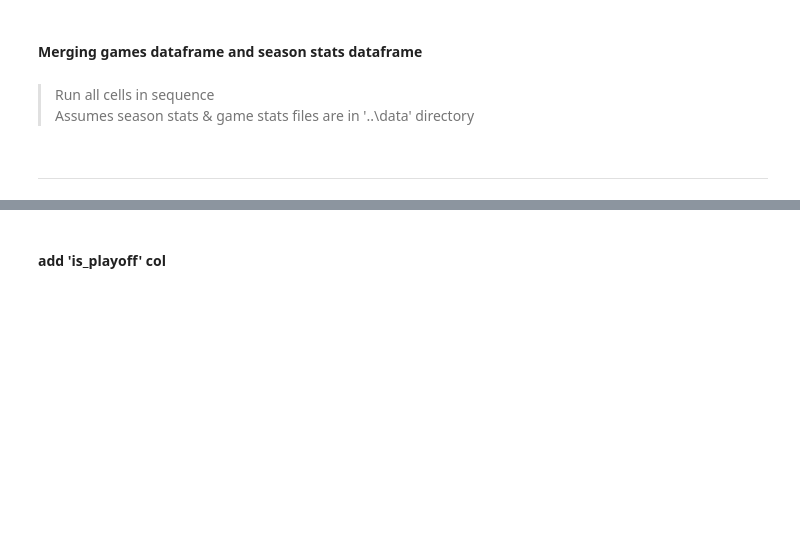
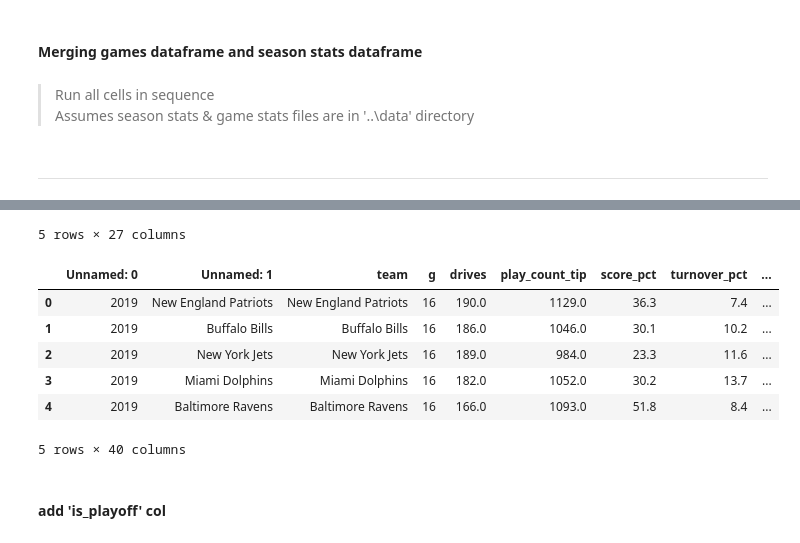
Before and after one commit to jaoferr/PJ3G3, a Jupyter notebook: merge_script/merge_games&team_stats.ipynb, the cells around one changed output, grey strips where cells are left out. Drawn from its saved outputs; the diff is of its cells as text; code cells hidden in the pictures; blank space fills up the shorter version.

```diff
--- a/merge_script/merge_games&team_stats.ipynb
+++ b/merge_script/merge_games&team_stats.ipynb
@@ -19,3 +21,7 @@ team_schedules_file = base_path + r'\1970-2020_team_schedule.csv'
 # %%
 df_stats = pd.read_csv(team_stats_file, sep=';')
 df_schedules = pd.read_csv(team_schedules_file, sep=';')
+# %%
+display(df_schedules.head())
+display(df_stats.head())
+# %% [output]
@@ -22,3 +34,11 @@ df_schedules = pd.read_csv(team_schedules_file, sep=';')
+5 rows × 27 columns
+|  | Unnamed: 0 | Unnamed: 1 | team | g | drives | play_count_tip | score_pct | turnover_pct | ... |
+| 0 | 2019 | New England Patriots | New England Patriots | 16 | 190.0 | 1129.0 | 36.3 | 7.4 | ... |
+| 1 | 2019 | Buffalo Bills | Buffalo Bills | 16 | 186.0 | 1046.0 | 30.1 | 10.2 | ... |
+| 2 | 2019 | New York Jets | New York Jets | 16 | 189.0 | 984.0 | 23.3 | 11.6 | ... |
+| 3 | 2019 | Miami Dolphins | Miami Dolphins | 16 | 182.0 | 1052.0 | 30.2 | 13.7 | ... |
+| 4 | 2019 | Baltimore Ravens | Baltimore Ravens | 16 | 166.0 | 1093.0 | 51.8 | 8.4 | ... |
+5 rows × 40 columns
 # %%
 unnamed_cols = {
     'Unnamed: 0': 'year',
```
Also changed, not shown: parts of 16 cells of this notebook, 4 other files.
